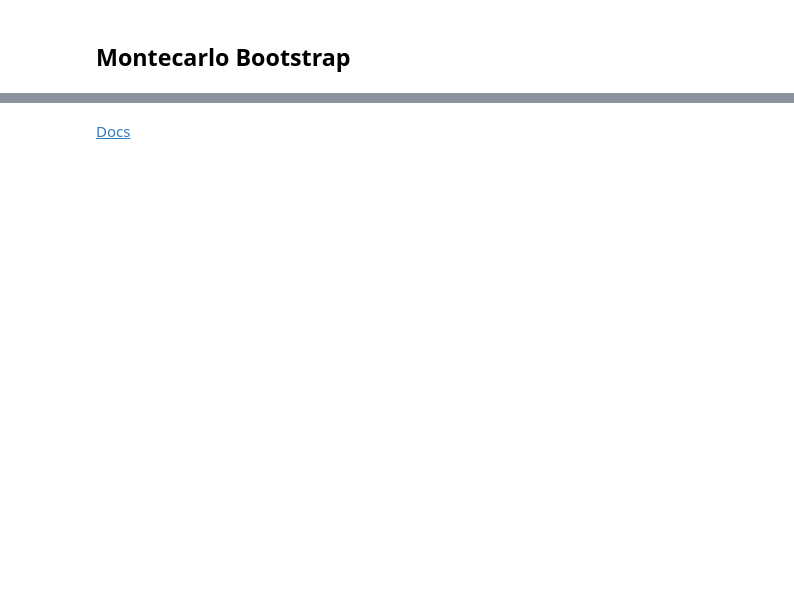
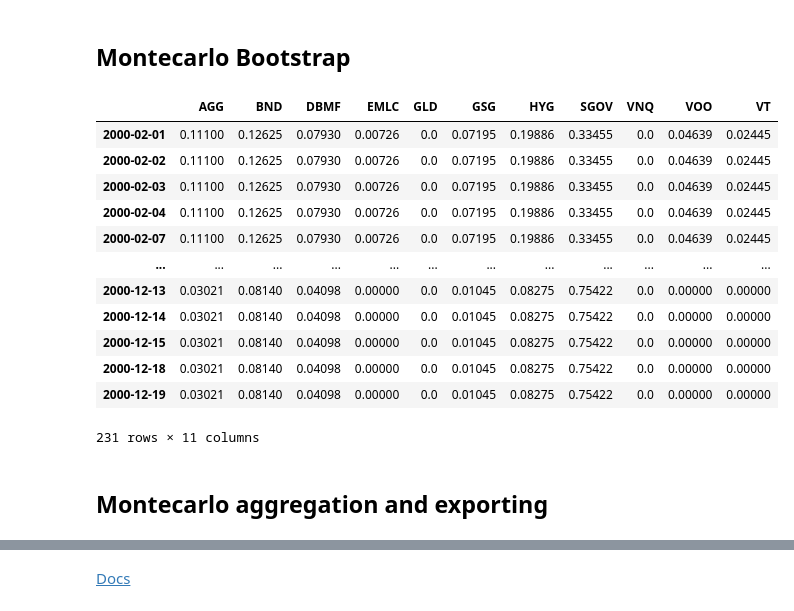
Before and after one commit to giacomomaggiore/leverage-ib-api, a Jupyter notebook: main.ipynb, the cells around one changed output, grey strips where cells are left out. Saved outputs shown, nothing was run; the diff lists cells and outputs as text; code cells hidden in the pictures; blank space fills up the shorter version.

```diff
--- a/main.ipynb
+++ b/main.ipynb
@@ -125,11 +123,28 @@ ImportError: cannot import name 'build_portfolios_from_prices' from 'helpers.por
 # %%
 # Monte Carlo (bootstrap): moving-block bootstrap, rebuild weights, backtest
 from helpers.montecarlo import simulate_bootstrap, rebalance_on_simulation
 
 sims_boot = simulate_bootstrap(
-    tickers, n_days=252, n_sims=1, lookback_years=3, block_size=10, seed=1
+    tickers, n_days=252, n_sims=3, lookback_years=3, block_size=10, seed=1
 )
 W_boot, V_boot = rebalance_on_simulation(
     sims_boot[0], lookback_years=4, freq="BMS", which="min_variance", start_value=10_000.0
 )
-V_boot.tail()
+
+W_boot
+# %% [output]
+|  | AGG | BND | DBMF | EMLC | GLD | GSG | HYG | SGOV | VNQ | VOO | VT |
+| 2000-02-01 | 0.11100 | 0.12625 | 0.07930 | 0.00726 | 0.0 | 0.07195 | 0.19886 | 0.33455 | 0.0 | 0.04639 | 0.02445 |
+| 2000-02-02 | 0.11100 | 0.12625 | 0.07930 | 0.00726 | 0.0 | 0.07195 | 0.19886 | 0.33455 | 0.0 | 0.04639 | 0.02445 |
+| 2000-02-03 | 0.11100 | 0.12625 | 0.07930 | 0.00726 | 0.0 | 0.07195 | 0.19886 | 0.33455 | 0.0 | 0.04639 | 0.02445 |
+| 2000-02-04 | 0.11100 | 0.12625 | 0.07930 | 0.00726 | 0.0 | 0.07195 | 0.19886 | 0.33455 | 0.0 | 0.04639 | 0.02445 |
+| 2000-02-07 | 0.11100 | 0.12625 | 0.07930 | 0.00726 | 0.0 | 0.07195 | 0.19886 | 0.33455 | 0.0 | 0.04639 | 0.02445 |
+| ... | ... | ... | ... | ... | ... | ... | ... | ... | ... | ... | ... |
+| 2000-12-13 | 0.03021 | 0.08140 | 0.04098 | 0.00000 | 0.0 | 0.01045 | 0.08275 | 0.75422 | 0.0 | 0.00000 | 0.00000 |
+| 2000-12-14 | 0.03021 | 0.08140 | 0.04098 | 0.00000 | 0.0 | 0.01045 | 0.08275 | 0.75422 | 0.0 | 0.00000 | 0.00000 |
+| 2000-12-15 | 0.03021 | 0.08140 | 0.04098 | 0.00000 | 0.0 | 0.01045 | 0.08275 | 0.75422 | 0.0 | 0.00000 | 0.00000 |
+| 2000-12-18 | 0.03021 | 0.08140 | 0.04098 | 0.00000 | 0.0 | 0.01045 | 0.08275 | 0.75422 | 0.0 | 0.00000 | 0.00000 |
+| 2000-12-19 | 0.03021 | 0.08140 | 0.04098 | 0.00000 | 0.0 | 0.01045 | 0.08275 | 0.75422 | 0.0 | 0.00000 | 0.00000 |
+231 rows × 11 columns
+# %% [markdown]
+## Montecarlo aggregation and exporting
```
Also changed, not shown: parts of 16 cells of this notebook, 22 other files.
